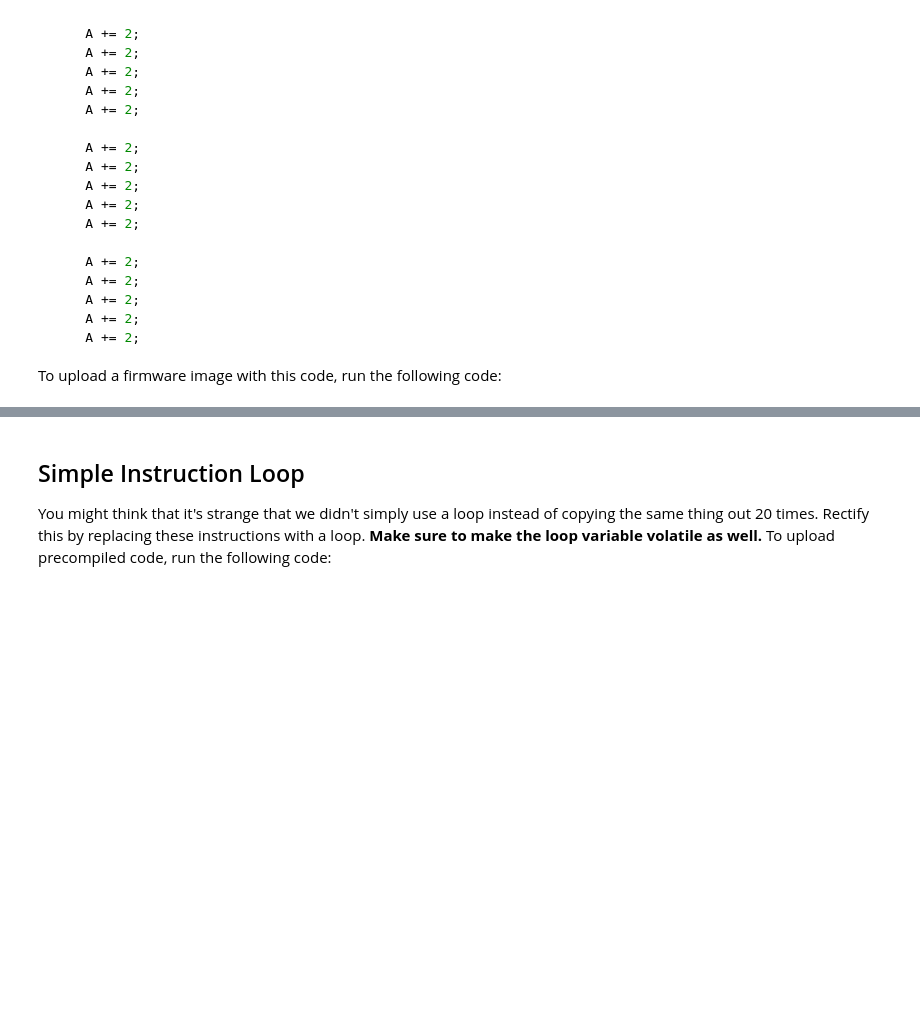
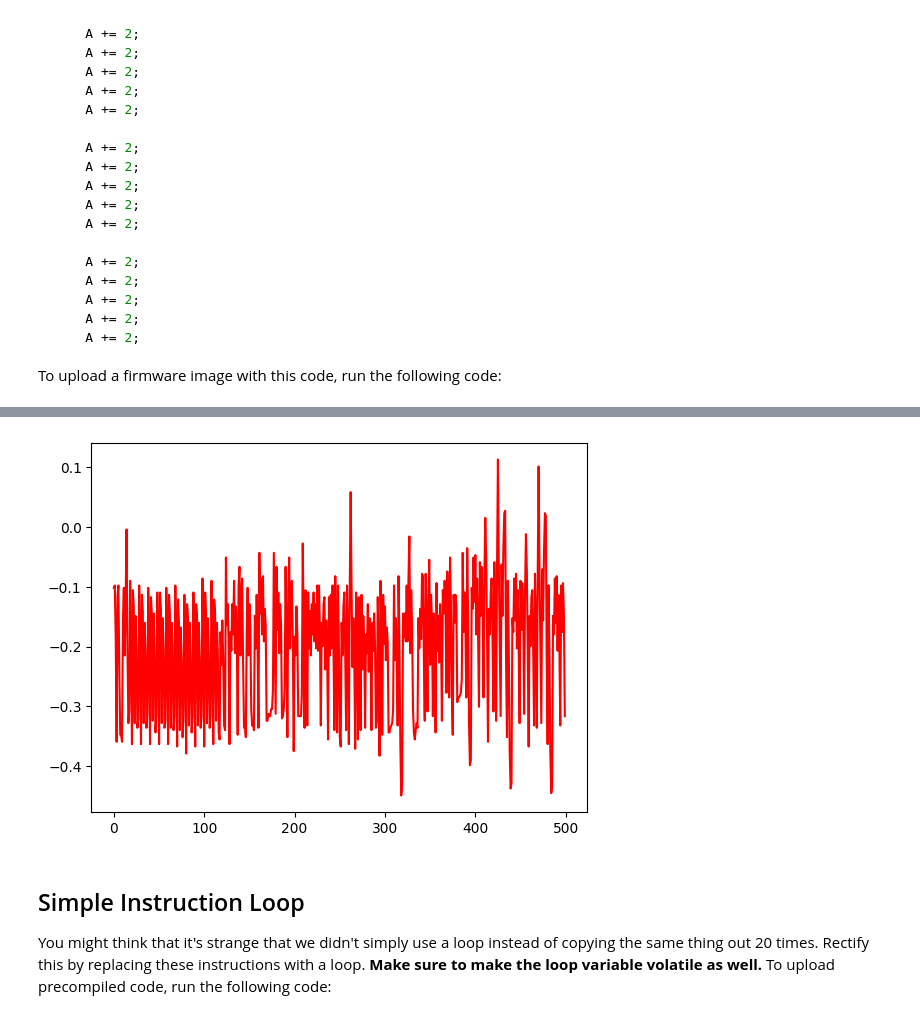
Before and after one commit to RLS-Rylan/chipwhisperer-jupyter-minimal, a Jupyter notebook: courses/sca101/Lab 2_1A - Instruction Power Differences (MAIN).ipynb, the cells around one changed output, grey strips where cells are left out. Saved outputs shown, nothing was run; the diff lists cells and outputs as text; code cells hidden in the pictures; blank space fills up the shorter version.

```diff
--- a/courses/sca101/Lab 2_1A - Instruction Power Differences (MAIN).ipynb
+++ b/courses/sca101/Lab 2_1A - Instruction Power Differences (MAIN).ipynb
@@ -117,9 +137,10 @@ cw.program_target(scope, prog, "../../../hardware/victims/firmware/simpleserial-
 # %%
-%matplotlib notebook
+%matplotlib inline
 import matplotlib.pylab as plt
 
 wave = capture_trace()
 
 plt.figure()
-plt.plot(wave, 'r')
+plt.plot(wave[0:500], 'r')
 plt.show()
+# %% [output]
@@ -126,3 +148,4 @@ plt.show()
+[figure, added]
 # %% [markdown]
 ## Simple Instruction Loop
 
```
Also changed, not shown: parts of 8 cells of this notebook, 1 other file.
